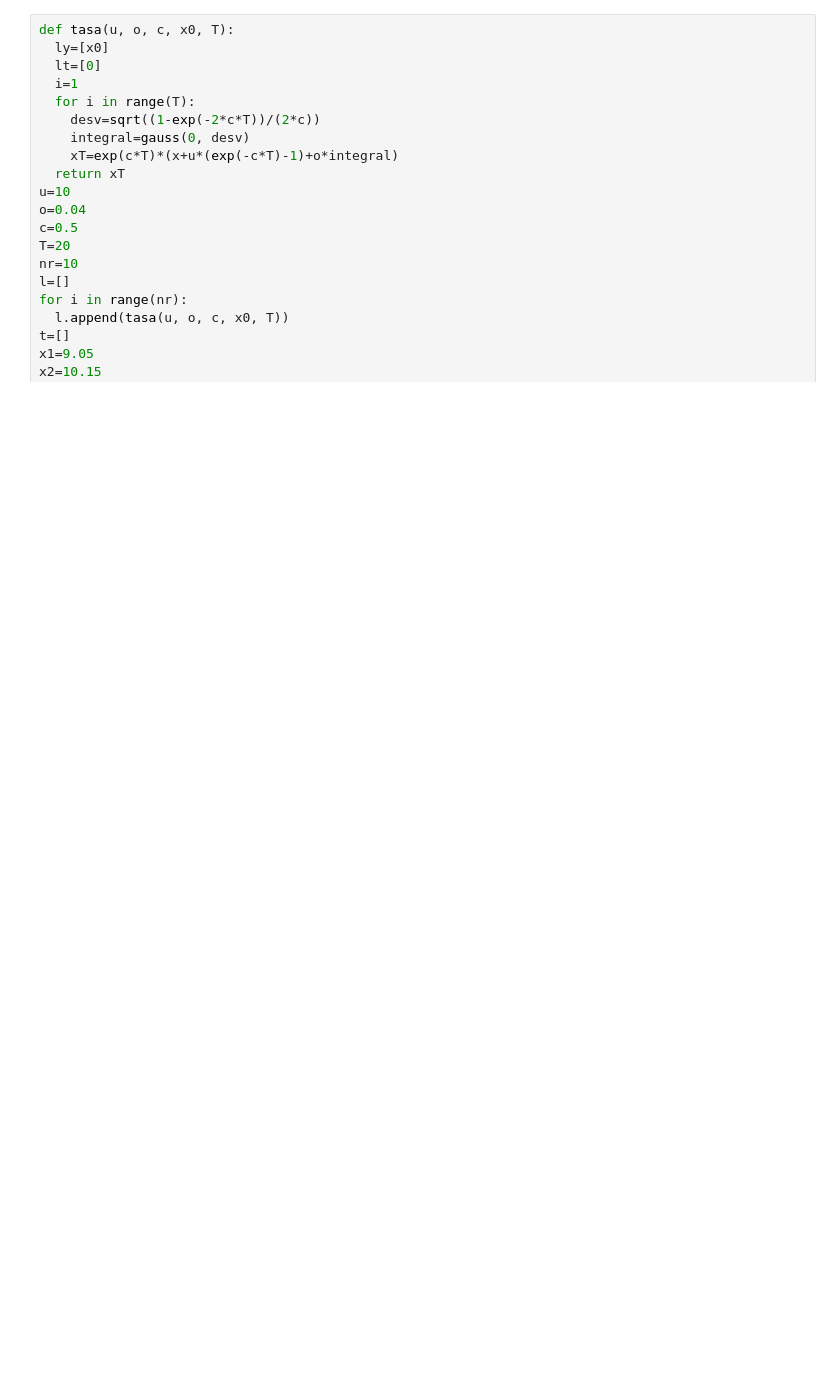
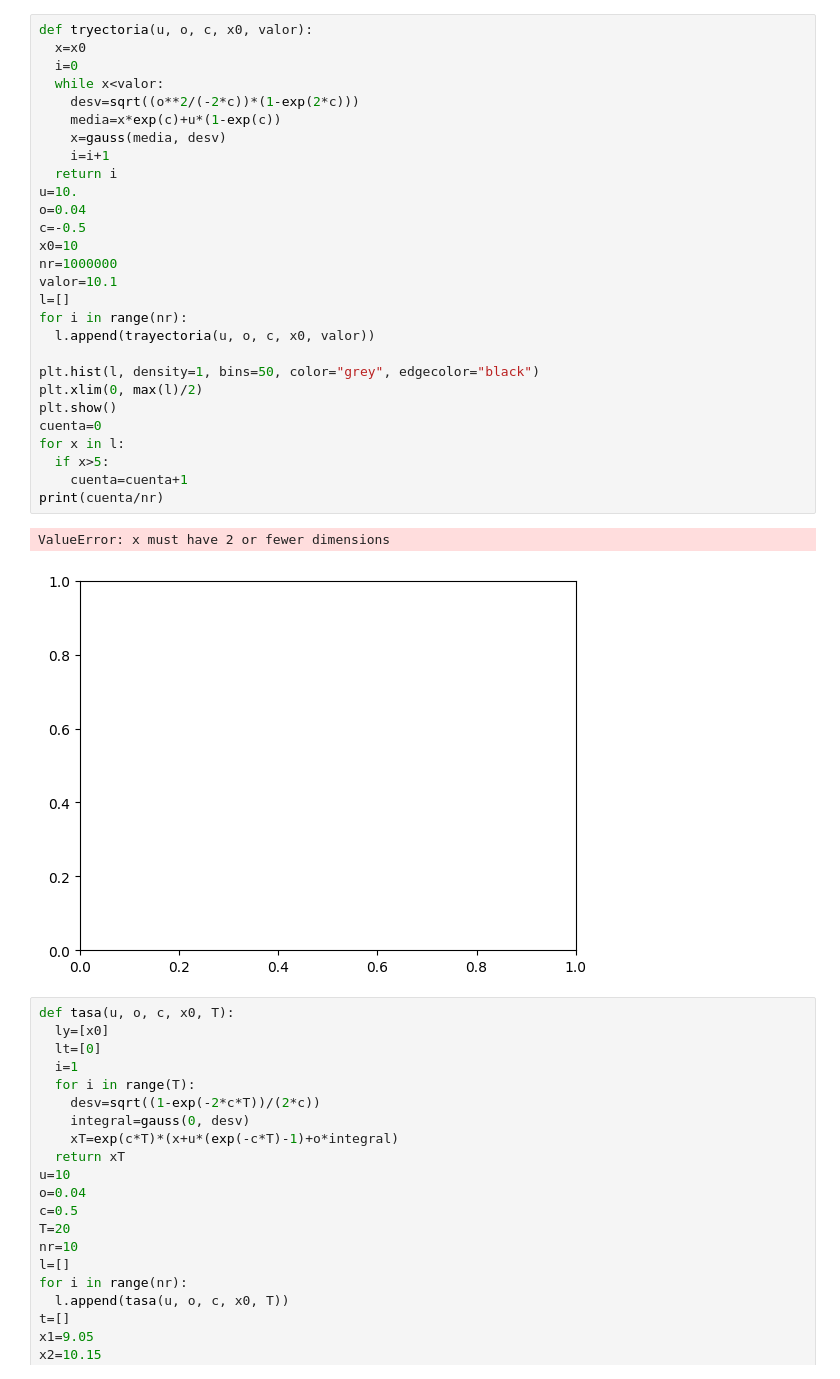
Before and after one commit to Jair-RM/Simulacion-2-Figols, a Jupyter notebook: Ejercicio_12_SEPT.ipynb, the cells around one changed output. Saved outputs shown, nothing was run; the diff lists cells and outputs as text; blank space fills up the shorter version.

```diff
--- a/Ejercicio_12_SEPT.ipynb
+++ b/Ejercicio_12_SEPT.ipynb
@@ -35,3 +38,34 @@ plt.show()
+# %%
+def tryectoria(u, o, c, x0, valor):
+  x=x0
+  i=0
+  while x<valor:
+    desv=sqrt((o**2/(-2*c))*(1-exp(2*c)))
+    media=x*exp(c)+u*(1-exp(c))
+    x=gauss(media, desv)
+    i=i+1
+  return i
+u=10.
+o=0.04
+c=-0.5
+x0=10
+nr=1000000
+valor=10.1
+l=[]
+for i in range(nr):
+  l.append(trayectoria(u, o, c, x0, valor))
+
+plt.hist(l, density=1, bins=50, color="grey", edgecolor="black")
+plt.xlim(0, max(l)/2)
+plt.show()
+cuenta=0
+for x in l:
+  if x>5:
+    cuenta=cuenta+1
+print(cuenta/nr)
+# %% [output]
+ValueError: x must have 2 or fewer dimensions
+[figure, added]
 # %%
 def tasa(u, o, c, x0, T):
   ly=[x0]
```
Also changed, not shown: parts of 2 cells of this notebook.
